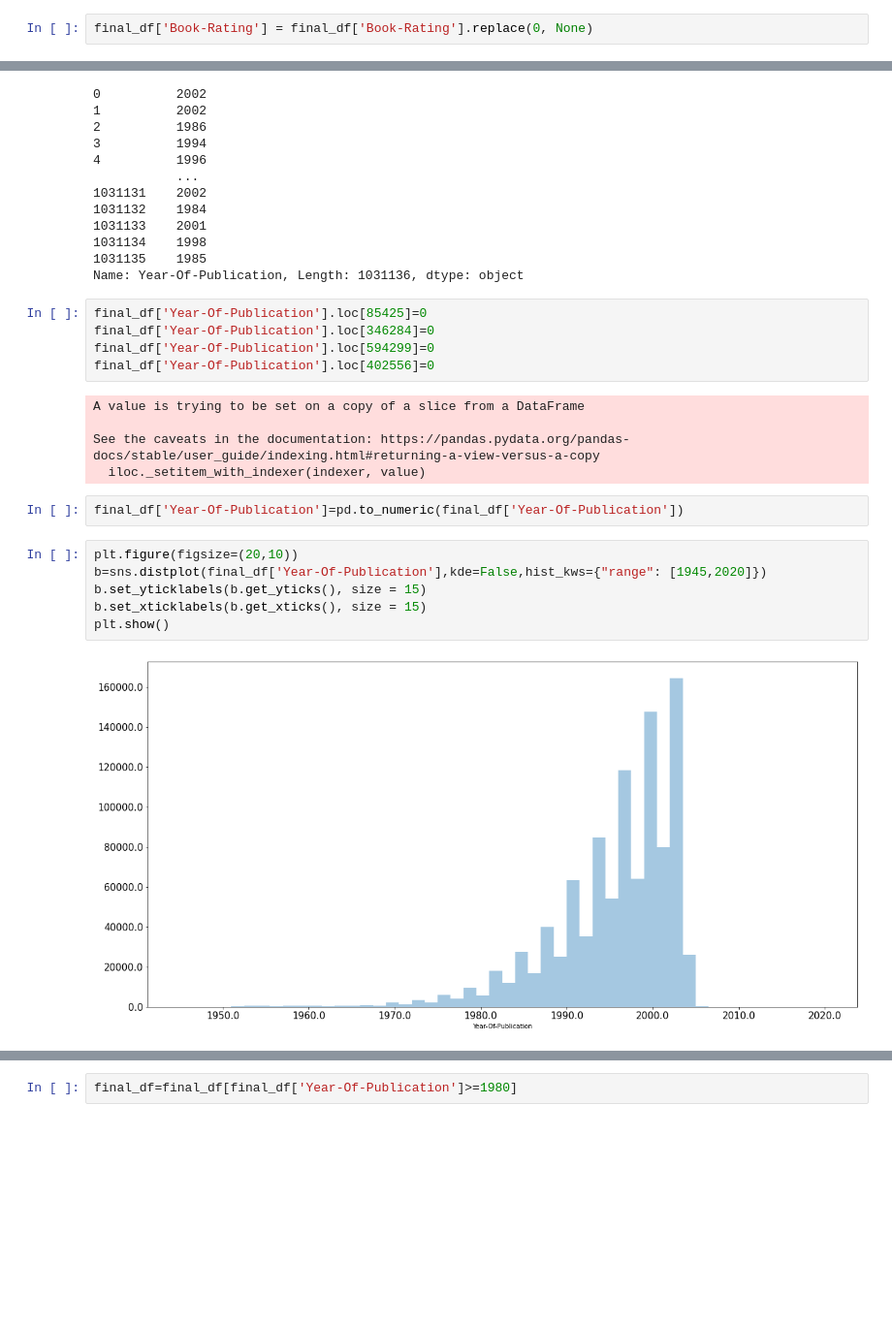
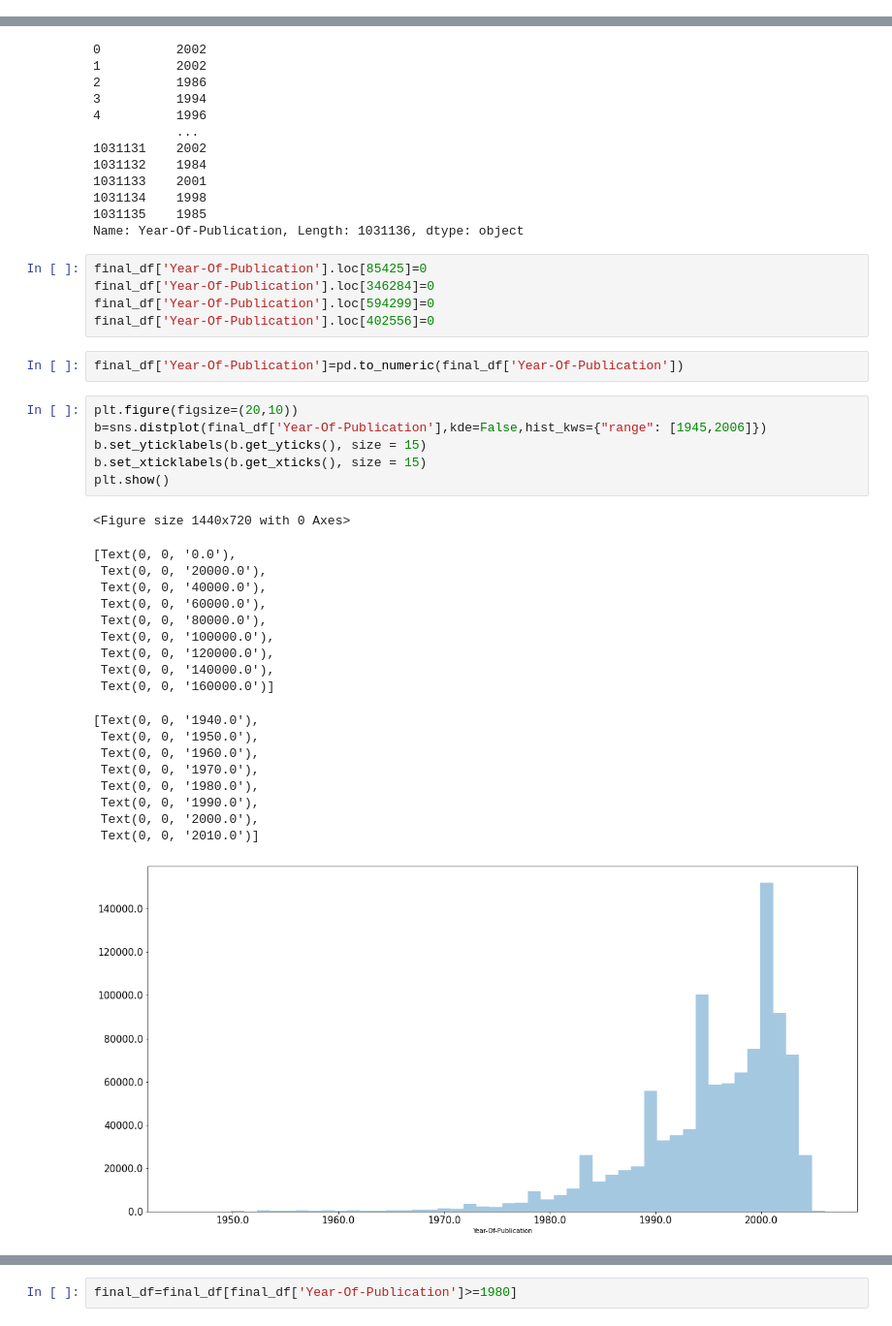
Before and after one commit to sweetyjunnarkar/Recommend_Book, a Jupyter notebook: Sweety_Junnarkar_Capstone_Project_Book_Recommendation_System.ipynb, the cells around one changed output, grey strips where cells are left out. Shown: that part at 97% size. Cells and saved outputs as stored; diff of their text form; blank space fills up the shorter version.

```diff
--- a/Sweety_Junnarkar_Capstone_Project_Book_Recommendation_System.ipynb
+++ b/Sweety_Junnarkar_Capstone_Project_Book_Recommendation_System.ipynb
@@ -414,6 +434,4 @@ sns.distplot(users_df['Age'])
 [figure]
-# %%
-final_df['Book-Rating'] = final_df['Book-Rating'].replace(0, None)
 # %%
 plt.figure(figsize=(15,8))
 sns.histplot(data=final_df,x='Book-Rating')
@@ -473,21 +492,34 @@ final_df['Year-Of-Publication'].loc[85425]=0
 final_df['Year-Of-Publication'].loc[346284]=0
 final_df['Year-Of-Publication'].loc[594299]=0
 final_df['Year-Of-Publication'].loc[402556]=0
-# %% [output]
-A value is trying to be set on a copy of a slice from a DataFrame
-
-See the caveats in the documentation: https://pandas.pydata.org/pandas-docs/stable/user_guide/indexing.html#returning-a-view-versus-a-copy
-  iloc._setitem_with_indexer(indexer, value)
 # %%
 final_df['Year-Of-Publication']=pd.to_numeric(final_df['Year-Of-Publication'])
 # %%
 plt.figure(figsize=(20,10))
-b=sns.distplot(final_df['Year-Of-Publication'],kde=False,hist_kws={"range": [1945,2020]})
+b=sns.distplot(final_df['Year-Of-Publication'],kde=False,hist_kws={"range": [1945,2006]})
 b.set_yticklabels(b.get_yticks(), size = 15)
 b.set_xticklabels(b.get_xticks(), size = 15)
 plt.show()
 # %% [output]
+<Figure size 1440x720 with 0 Axes>
+[Text(0, 0, '0.0'),
+ Text(0, 0, '20000.0'),
+ Text(0, 0, '40000.0'),
+ Text(0, 0, '60000.0'),
+ Text(0, 0, '80000.0'),
+ Text(0, 0, '100000.0'),
+ Text(0, 0, '120000.0'),
+ Text(0, 0, '140000.0'),
+ Text(0, 0, '160000.0')]
+[Text(0, 0, '1940.0'),
+ Text(0, 0, '1950.0'),
+ Text(0, 0, '1960.0'),
+ Text(0, 0, '1970.0'),
+ Text(0, 0, '1980.0'),
+ Text(0, 0, '1990.0'),
+ Text(0, 0, '2000.0'),
+ Text(0, 0, '2010.0')]
-[figure, old version]
+[figure, new version]
 # %%
 plt.figure(figsize=(20,10))
 sns.boxplot(final_df['Year-Of-Publication'])
```
Also changed, not shown: parts of 46 cells of this notebook.
